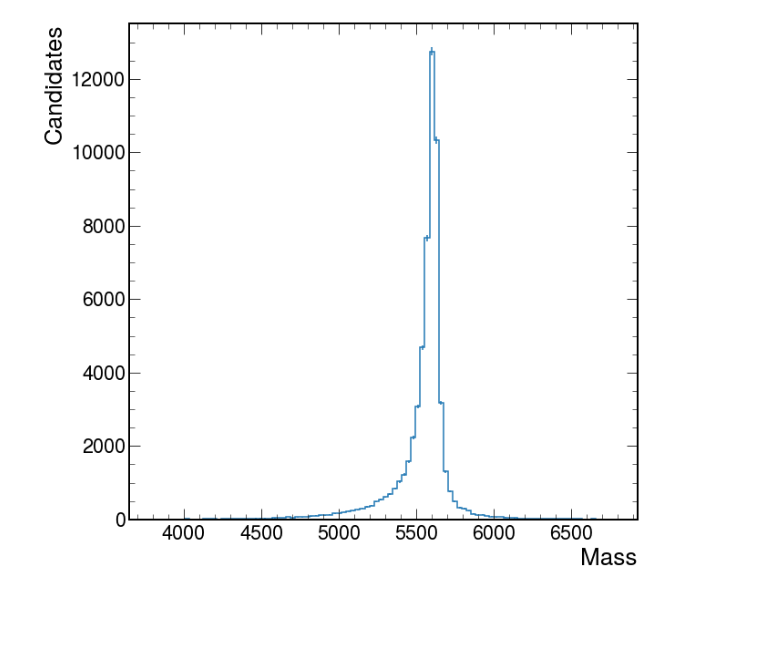
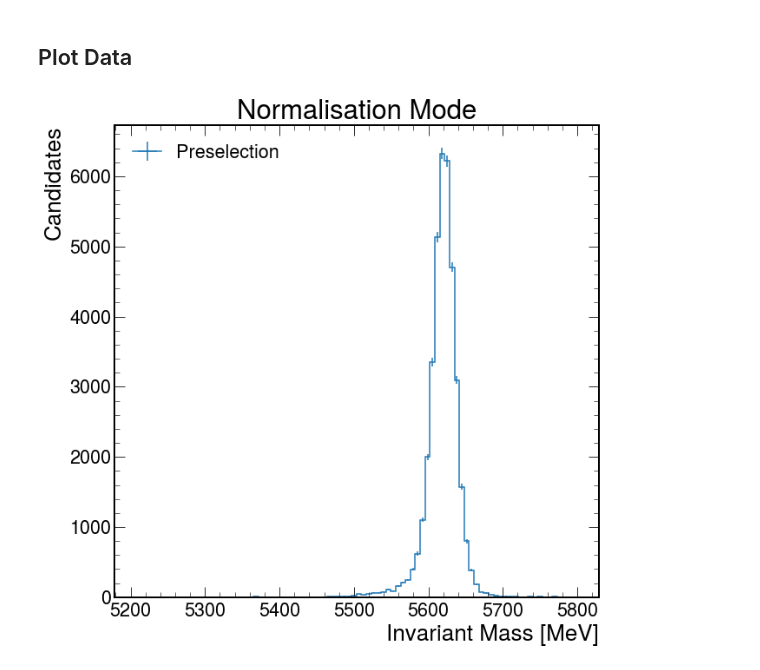
Before and after one commit to ChandlerKenworthy/Y4RareDecayProject, a Jupyter notebook: signal_fitting/doubleCBzfit.ipynb, the cells around one changed output. Drawn from its saved outputs; the diff is of its cells as text; code cells hidden in the pictures; blank space fills up the shorter version.

Commit message:
Fitted the DCB to preselected rare and norm data

```diff
--- a/signal_fitting/doubleCBzfit.ipynb
+++ b/signal_fitting/doubleCBzfit.ipynb
@@ -25,14 +148,19 @@ masses = all['Lb_M'][all['category']==1].to_numpy()
+# %%
+pre = pd.read_csv('../data_files/8.0.0/all.csv', index_col=[0])
+pre = pre[pre['QSQR'].between(3000, 3718)]
+pre = pre['Lb_M'][pre['category']==1].to_numpy()
+# Remember that Dan has already applied the pre-selection
+pre = pre[np.logical_and(pre < 5800, pre > 5200)]
+# %% [markdown]
+## Plot Data
 # %%
-import matplotlib.pyplot as plt
-import mplhep as hep
-plt.style.use([hep.style.ROOT, hep.style.firamath])
-
-h, bins = np.histogram(masses, bins=100)
+fpre, bins = np.histogram(pre, bins=90)
 fig, ax = plt.subplots(1, 1)
-hep.histplot(h, yerr=np.sqrt(h), bins=bins, ax=ax)
-plt.xlabel('Mass')
+hep.histplot(fpre, yerr=True, bins=bins, ax=ax, label='Preselection')
+plt.xlabel('Invariant Mass [MeV]')
 plt.ylabel('Candidates')
+plt.legend()
+plt.title('Normalisation Mode')
 plt.show()
-# Initial plot
 # %% [output]
-[figure, old version]
+[figure, new version]
```
Also changed, not shown: parts of 21 cells of this notebook.
